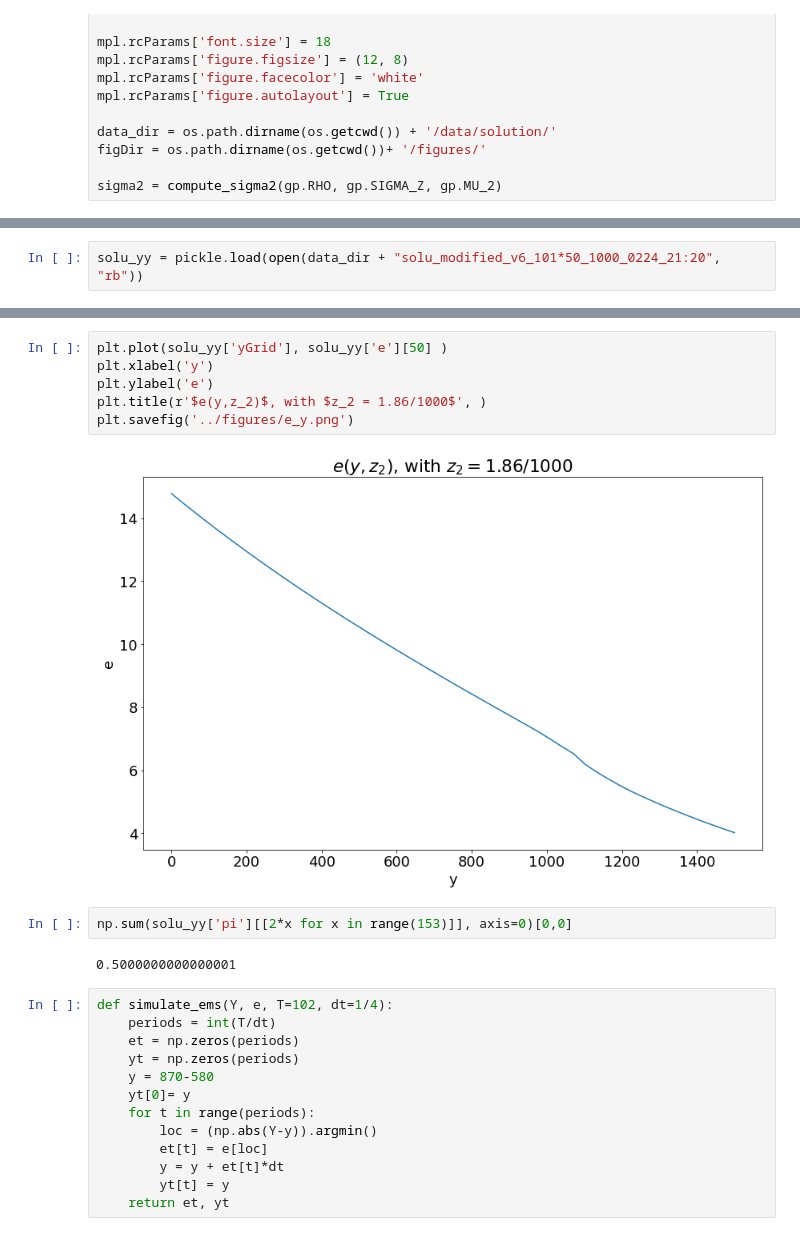
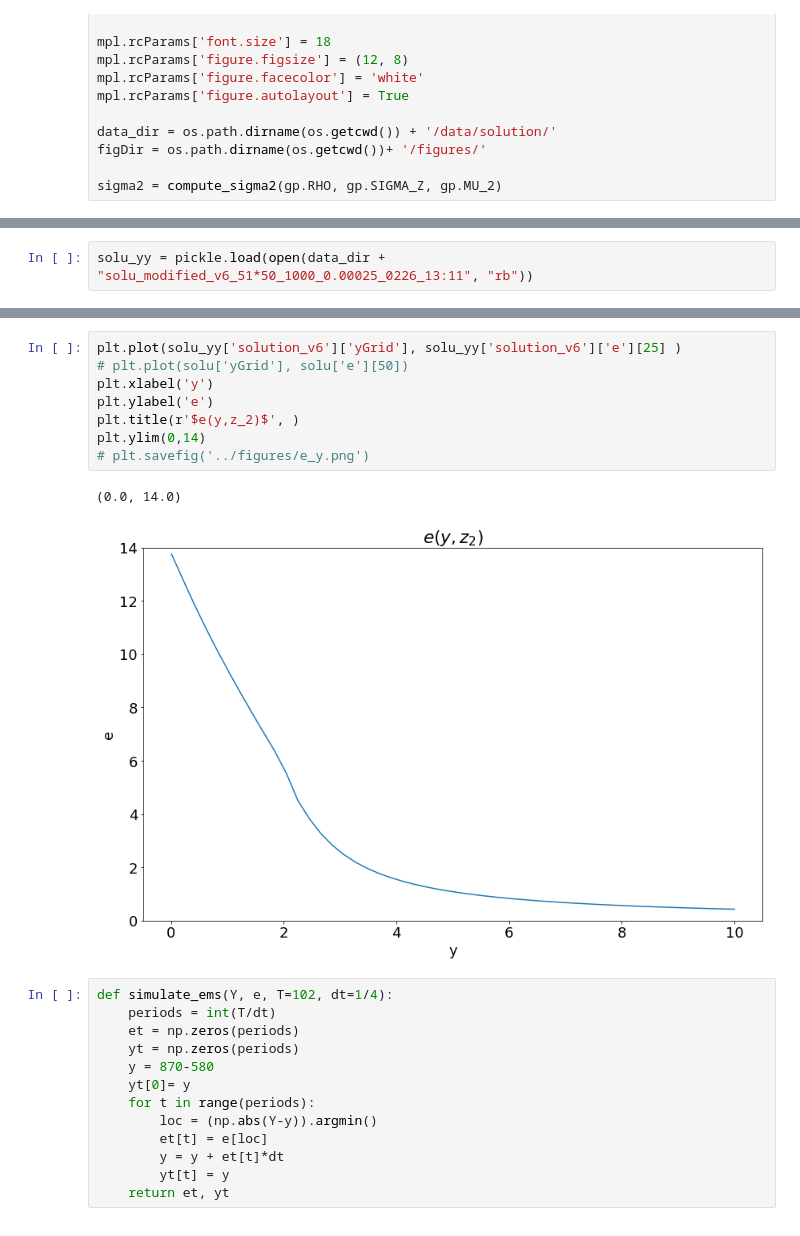
Before and after one commit to lphansen/ClimateUncertaintySpillover, a Jupyter notebook: source/solution_plots.ipynb, the cells around one changed output, grey strips where cells are left out. Cells and saved outputs as stored; diff of their text form.

```diff
--- a/source/solution_plots.ipynb
+++ b/source/solution_plots.ipynb
@@ -29,2 +29,2 @@ sigma2, (gp.RHO, gp.SIGMA_Z, gp.MU_2)
 # %%
-solu_yy = pickle.load(open(data_dir + "solu_modified_v6_101*50_1000_0224_21:20", "rb"))
+solu_yy = pickle.load(open(data_dir + "solu_modified_v6_51*50_1000_0.00025_0226_13:11", "rb"))
@@ -51,15 +44,14 @@ solu_yy
 # %%
-plt.plot(solu_yy['yGrid'], solu_yy['e'][50] )
+plt.plot(solu_yy['solution_v6']['yGrid'], solu_yy['solution_v6']['e'][25] )
+# plt.plot(solu['yGrid'], solu['e'][50])
 plt.xlabel('y')
 plt.ylabel('e')
-plt.title(r'$e(y,z_2)$, with $z_2 = 1.86/1000$', )
-plt.savefig('../figures/e_y.png')
+plt.title(r'$e(y,z_2)$', )
+plt.ylim(0,14)
+# plt.savefig('../figures/e_y.png')
 # %% [output]
+(0.0, 14.0)
-[figure, old version]
+[figure, new version]
-# %%
-np.sum(solu_yy['pi'][[2*x for x in range(153)]], axis=0)[0,0]
-# %% [output]
-0.5000000000000001
 # %%
 def simulate_ems(Y, e, T=102, dt=1/4):
     periods = int(T/dt)
```
Also changed, not shown: parts of 11 cells of this notebook, 15 other files.
